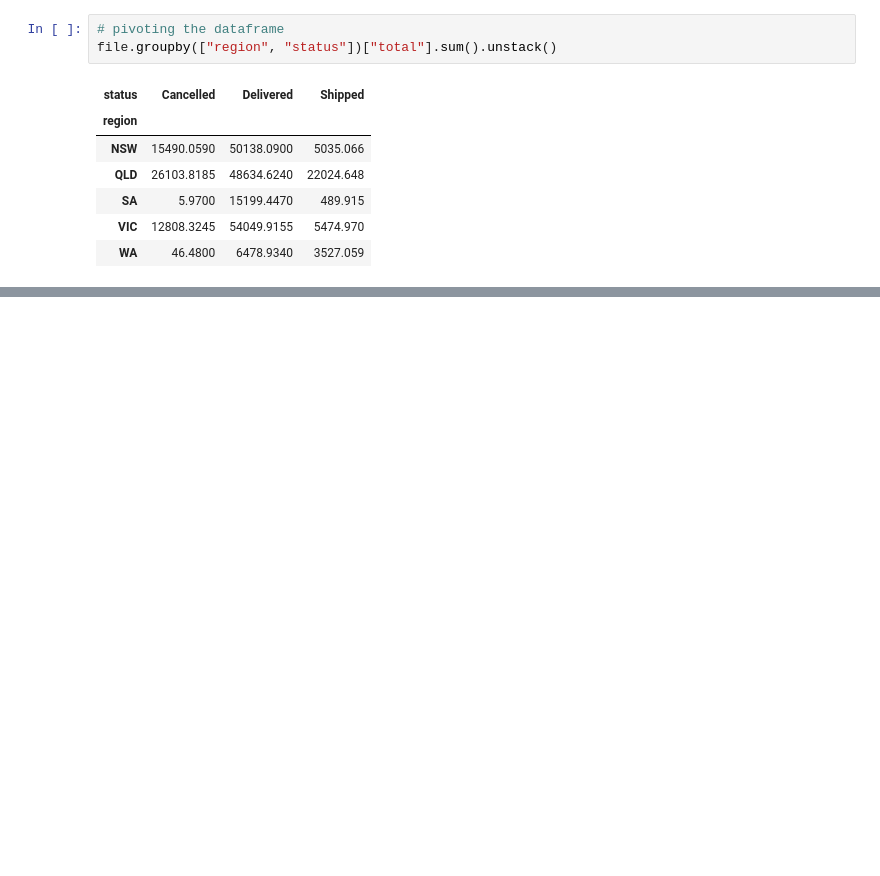
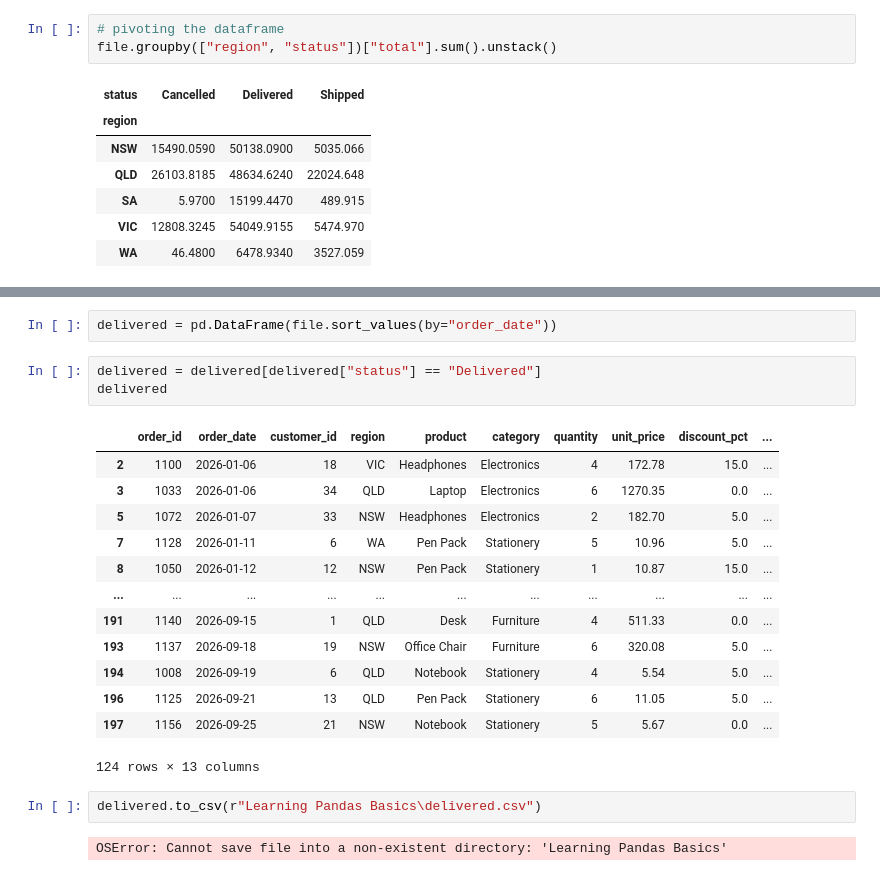
Before and after one commit to helenlex/Little-Projects, a Jupyter notebook: Learning Pandas Basics/playing_around_with_pandas.ipynb, the cells around one changed output, grey strips where cells are left out. Saved outputs shown, nothing was run; the diff lists cells and outputs as text; blank space fills up the shorter version.

```diff
--- a/Learning Pandas Basics/playing_around_with_pandas.ipynb
+++ b/Learning Pandas Basics/playing_around_with_pandas.ipynb
@@ -531,0 +603,23 @@ file.groupby(["region", "status"])["total"].sum().unstack()
+# %%
+delivered = pd.DataFrame(file.sort_values(by="order_date"))
+# %%
+delivered = delivered[delivered["status"] == "Delivered"]
+delivered
+# %% [output]
+|  | order_id | order_date | customer_id | region | product | category | quantity | unit_price | discount_pct | ... |
+| 2 | 1100 | 2026-01-06 | 18 | VIC | Headphones | Electronics | 4 | 172.78 | 15.0 | ... |
+| 3 | 1033 | 2026-01-06 | 34 | QLD | Laptop | Electronics | 6 | 1270.35 | 0.0 | ... |
+| 5 | 1072 | 2026-01-07 | 33 | NSW | Headphones | Electronics | 2 | 182.70 | 5.0 | ... |
+| 7 | 1128 | 2026-01-11 | 6 | WA | Pen Pack | Stationery | 5 | 10.96 | 5.0 | ... |
+| 8 | 1050 | 2026-01-12 | 12 | NSW | Pen Pack | Stationery | 1 | 10.87 | 15.0 | ... |
+| ... | ... | ... | ... | ... | ... | ... | ... | ... | ... | ... |
+| 191 | 1140 | 2026-09-15 | 1 | QLD | Desk | Furniture | 4 | 511.33 | 0.0 | ... |
+| 193 | 1137 | 2026-09-18 | 19 | NSW | Office Chair | Furniture | 6 | 320.08 | 5.0 | ... |
+| 194 | 1008 | 2026-09-19 | 6 | QLD | Notebook | Stationery | 4 | 5.54 | 5.0 | ... |
+| 196 | 1125 | 2026-09-21 | 13 | QLD | Pen Pack | Stationery | 6 | 11.05 | 5.0 | ... |
+| 197 | 1156 | 2026-09-25 | 21 | NSW | Notebook | Stationery | 5 | 5.67 | 0.0 | ... |
+124 rows × 13 columns
+# %%
+delivered.to_csv(r"Learning Pandas Basics\delivered.csv")
+# %% [output]
+OSError: Cannot save file into a non-existent directory: 'Learning Pandas Basics'
```
Also changed, not shown: parts of 8 cells of this notebook, 1 other file.
